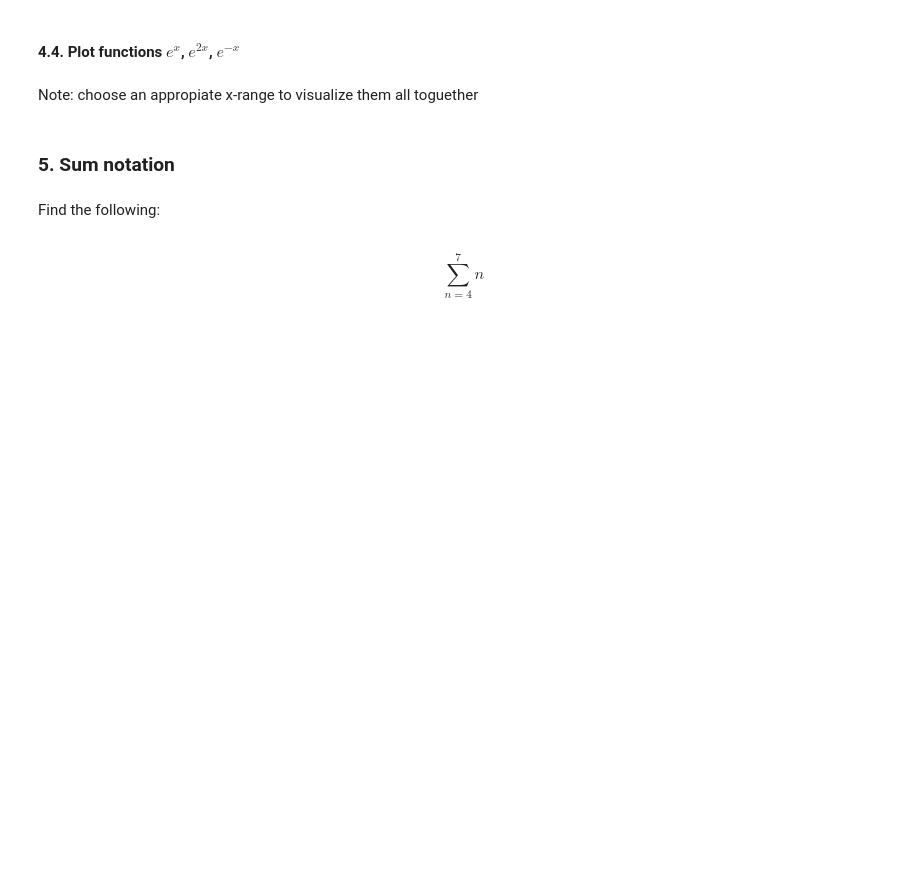
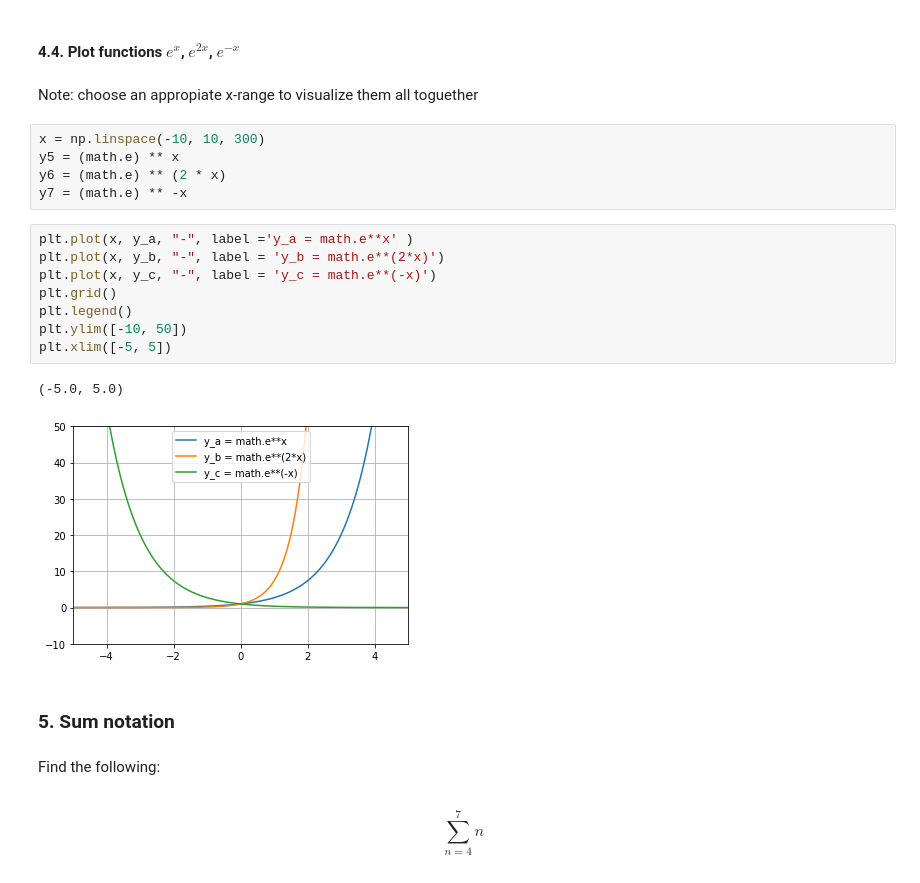
Before and after one commit to Ironhack-Data-Madrid-Agosto-2021/lab-math-refresher, a Jupyter notebook: your-code/main.ipynb, the cells around one changed output. Saved outputs shown, nothing was run; the diff lists cells and outputs as text; blank space fills up the shorter version.

```diff
--- a/your-code/main.ipynb
+++ b/your-code/main.ipynb
@@ -205,6 +248,22 @@ higher_value(100)
 #### 4.4. Plot functions $e^x$, $e^{2x}$, $e^{-x}$
 # %% [markdown]
 Note: choose an appropiate x-range to visualize them all toguether
+# %%
+x = np.linspace(-10, 10, 300)
+y5 = (math.e) ** x
+y6 = (math.e) ** (2 * x)
+y7 = (math.e) ** -x
+# %%
+plt.plot(x, y_a, "-", label ='y_a = math.e**x' )
+plt.plot(x, y_b, "-", label = 'y_b = math.e**(2*x)')
+plt.plot(x, y_c, "-", label = 'y_c = math.e**(-x)')
+plt.grid()
+plt.legend()
+plt.ylim([-10, 50])
+plt.xlim([-5, 5])
+# %% [output]
+(-5.0, 5.0)
+[figure, added]
 # %% [markdown]
 ### 5. Sum notation
 # %% [markdown]
```
Also changed, not shown: parts of 18 cells of this notebook.
